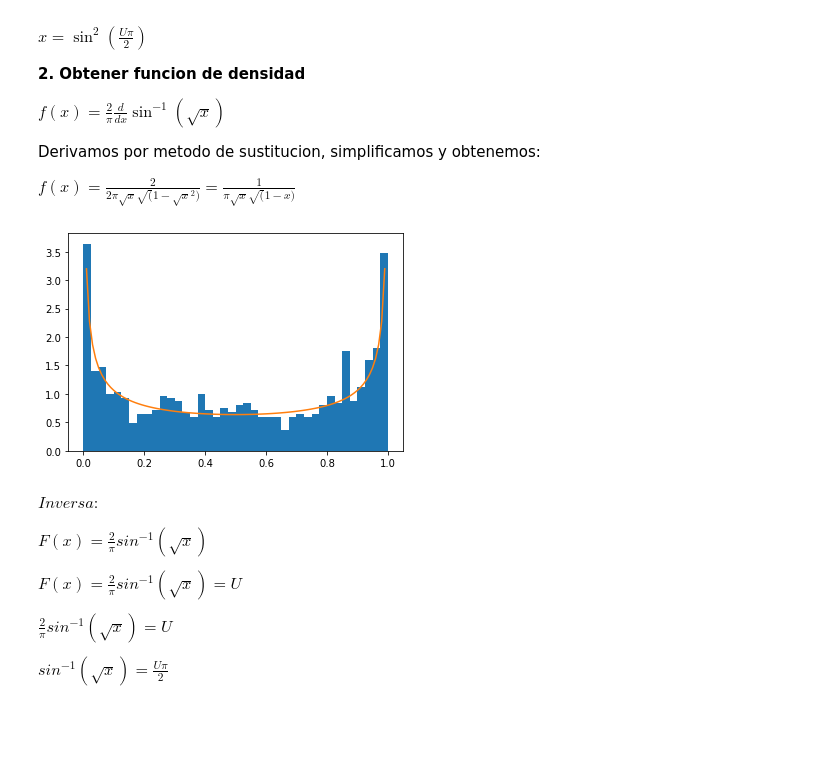
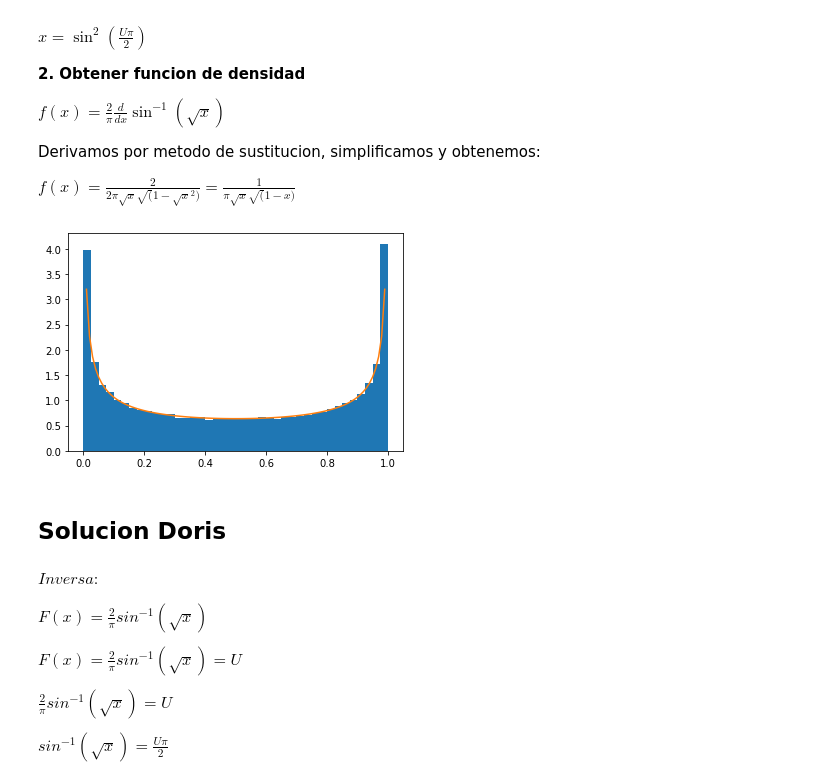
Before and after one commit to nicoglez/Tareas_SNGonzalez_DGomez, a Jupyter notebook: Tarea4_SNGonzalez_DGomez_JTNavarro.ipynb, the cells around one changed output. Saved outputs shown, nothing was run; the diff lists cells and outputs as text; code cells hidden in the pictures; blank space fills up the shorter version.

```diff
--- a/Tarea4_SNGonzalez_DGomez_JTNavarro.ipynb
+++ b/Tarea4_SNGonzalez_DGomez_JTNavarro.ipynb
@@ -116,25 +116,27 @@ N = 10**5
 # %%
 # Solucion Doris
 import numpy as np
 from scipy import optimize
 import matplotlib.pyplot as plt
 
 def comparacion_aleatoria(f,Finv,N):
     u = np.random.uniform(0,1,N)
     f_random = Finv(u)
     x = np.arange(0,1,0.01)
     f_densidad = f(x)
     plt.hist(f_random,bins = 40,density = True)
     plt.plot(x,f_densidad)
     plt.show()
 
 f = lambda x : 1 / (np.pi*np.sqrt(1-x)*np.sqrt(x))
 Finv = lambda u : np.sin(np.pi*u/2)**2
-N = 1000
+N = 10**5
 
 comparacion_aleatoria(f,Finv,N)
 # %% [output]
-[figure, old version]
+[figure, new version]
+# %% [markdown]
+## **Solucion Doris**
 # %% [markdown]
 $ Inversa : $
 
```
Also changed, not shown: parts of 35 cells of this notebook.
